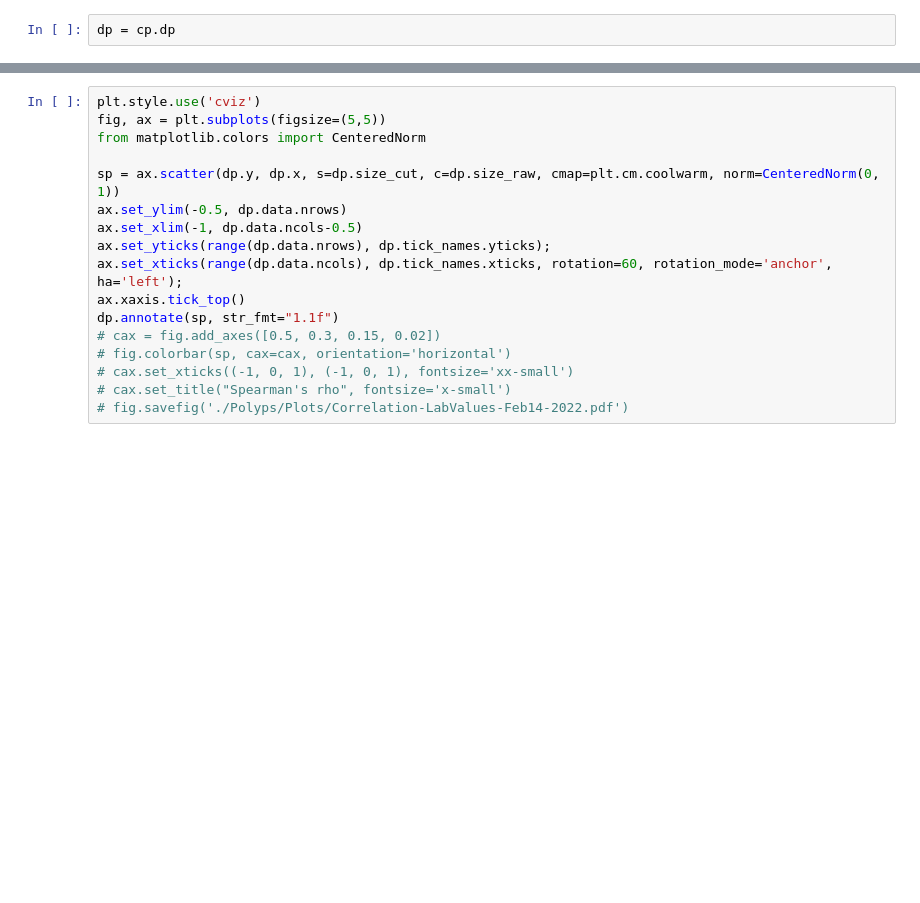
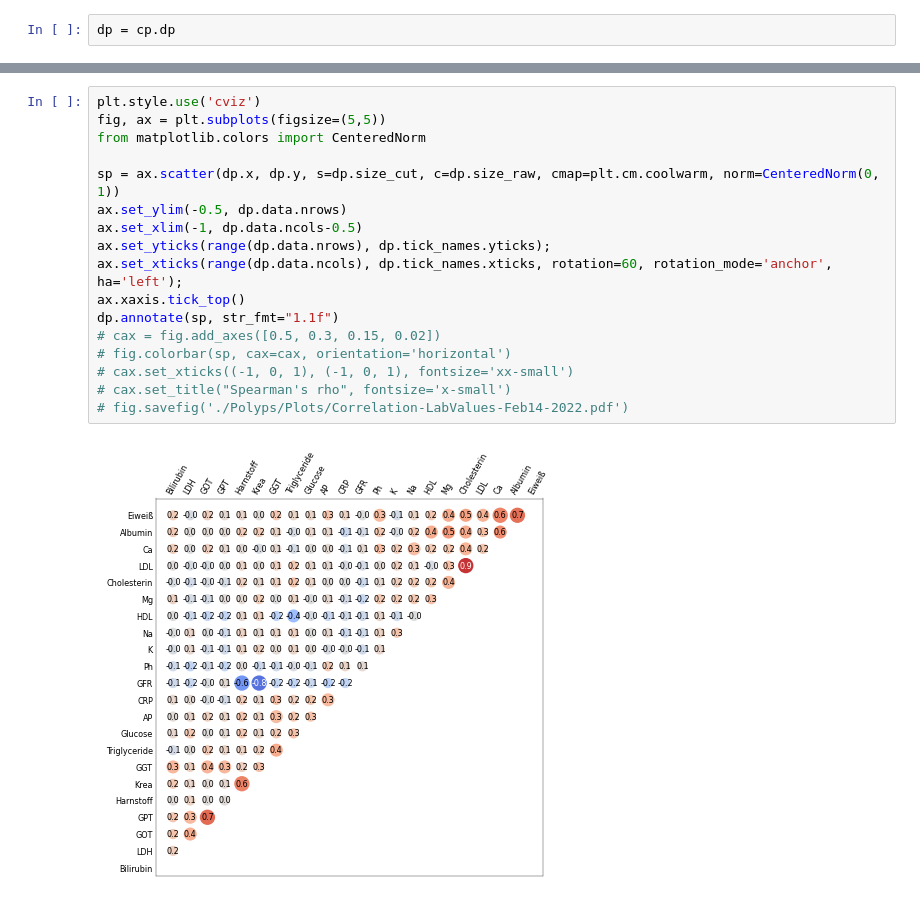
Before and after one commit to fossbert/Python_Packages, a Jupyter notebook: Dev_cbviz.ipynb, the cells around one changed output, grey strips where cells are left out. Drawn from its saved outputs; the diff is of its cells as text; blank space fills up the shorter version.

```diff
--- a/Dev_cbviz.ipynb
+++ b/Dev_cbviz.ipynb
@@ -390,17 +403,19 @@ dp
 # %%
 plt.style.use('cviz')
 fig, ax = plt.subplots(figsize=(5,5))
 from matplotlib.colors import CenteredNorm
 
-sp = ax.scatter(dp.y, dp.x, s=dp.size_cut, c=dp.size_raw, cmap=plt.cm.coolwarm, norm=CenteredNorm(0, 1))
+sp = ax.scatter(dp.x, dp.y, s=dp.size_cut, c=dp.size_raw, cmap=plt.cm.coolwarm, norm=CenteredNorm(0, 1))
 ax.set_ylim(-0.5, dp.data.nrows)
 ax.set_xlim(-1, dp.data.ncols-0.5)
 ax.set_yticks(range(dp.data.nrows), dp.tick_names.yticks);
 ax.set_xticks(range(dp.data.ncols), dp.tick_names.xticks, rotation=60, rotation_mode='anchor', ha='left');
 ax.xaxis.tick_top()
 dp.annotate(sp, str_fmt="1.1f")
 # cax = fig.add_axes([0.5, 0.3, 0.15, 0.02])
 # fig.colorbar(sp, cax=cax, orientation='horizontal')
 # cax.set_xticks((-1, 0, 1), (-1, 0, 1), fontsize='xx-small')
 # cax.set_title("Spearman's rho", fontsize='x-small')
 # fig.savefig('./Polyps/Plots/Correlation-LabValues-Feb14-2022.pdf')
+# %% [output]
+[figure, added]
```
Also changed, not shown: parts of 8 cells of this notebook, 4 other files.
